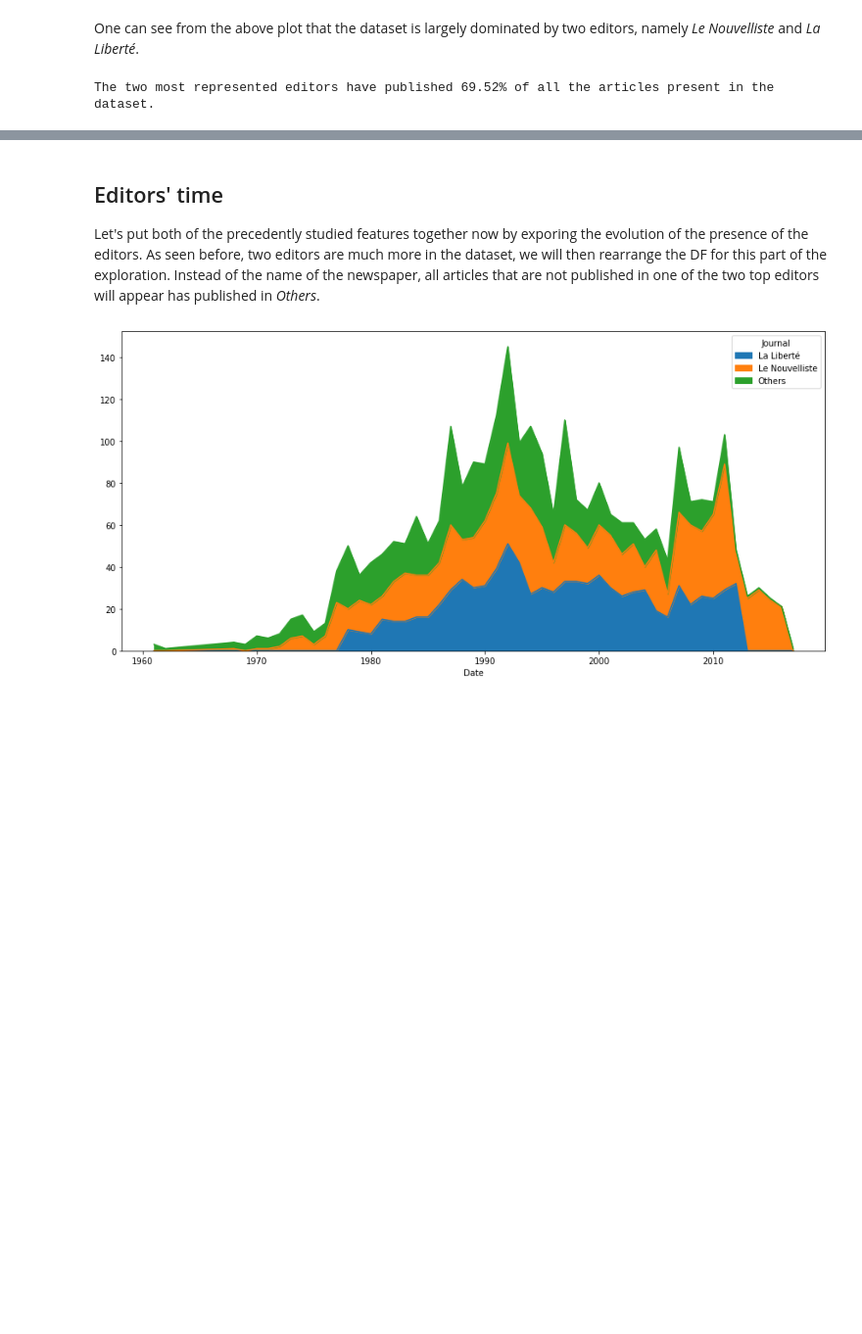
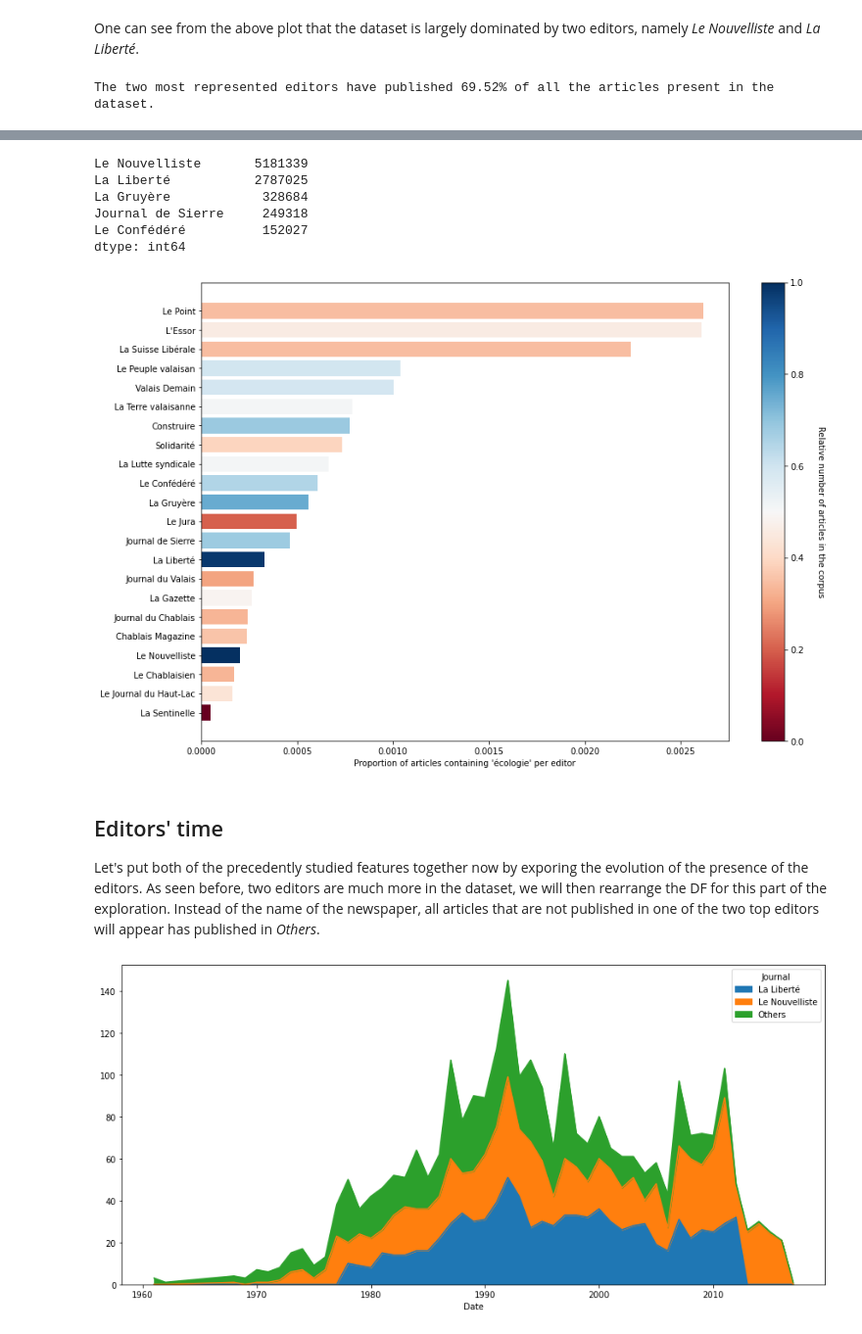
Before and after one commit to arobaselisa/Newspapers_Ecology_Analysis, a Jupyter notebook: Exploration.ipynb, the cells around one changed output, grey strips where cells are left out. Shown: that part at 98% size. Saved outputs shown, nothing was run; the diff lists cells and outputs as text; code cells hidden in the pictures; blank space fills up the shorter version.

Commit message:
exploration - added editor normalisation

```diff
--- a/Exploration.ipynb
+++ b/Exploration.ipynb
@@ -225,3 +236,60 @@ The two most represented editors have published 69.52% of all the articles prese
+# %%
+# if file already stored, load it, else scrap data
+try:
+    series_journal = np.load("series_journal.pkl", allow_pickle=True)
+except:
+    # from 1970 and onward
+    url_tot = "https://www.e-newspaperarchives.ch/?a=q&hs=1&r=1&results=1&txq=%27+%27&dafdq=&dafmq=&dafyq=1970&datdq=&datmq=&datyq=&laq=fr&puq=&txf=txIN&ssnip=img&ccq=&e=-------fr-20--1--img-txIN-%27+%27-ARTICLE------0--fr---"
+    req = requests.get(url_tot, headers)
+    soup = BeautifulSoup(req.content, 'html.parser')
+    # retrieve information from the html soup, store in list
+    list_journal = [tag.text for tag
+                    in soup.find("div", {"id": "facet-PU"}).find_all("div", {"class": "searchresultfacetentry"})]
+    # transform list in Pandas Series
+    series_journal = pd.Series([int(s.split("(")[1].split(")")[0].replace(",","")) for s in list_journal]
+                           , index=[s.split("(")[0] for s in list_journal]
+                           , dtype=int
+                          )
+    # save it to a pickle file
+    series_journal.to_pickle("series_journal.pkl")
+
+series_journal[:5]
+# %% [output]
+Le Nouvelliste       5181339
+La Liberté           2787025
+La Gruyère            328684
+Journal de Sierre     249318
+Le Confédéré          152027
+dtype: int64
+# %%
+# proportion of articles stating 'écologie' for each editor
+rel_eco_articles = (n_journaux/series_journal).dropna().sort_values()
+# %%
+data_x = rel_eco_articles.index
+data_hight = rel_eco_articles.values
+data_color = [(np.log(n_journaux[j])-np.log(n_journaux.min()))/(np.log(n_journaux.max())-np.log(n_journaux.min()))
+              for j in rel_eco_articles.keys()]
+
+
+data_color = [x / max(data_color) for x in data_color]
+fig, ax = plt.subplots(figsize=(14, 10))
+
+my_cmap = plt.cm.get_cmap('RdBu')
+colors = my_cmap(data_color)
+rects = ax.barh(data_x, data_hight, color=colors)
+
+sm = cmap.ScalarMappable(cmap=my_cmap, norm=plt.Normalize(0,max(data_color)))
+sm.set_array([])
+
+cbar = plt.colorbar(sm)
+cbar.set_label("Relative number of articles in the corpus", rotation=270,labelpad=25)
+
+plt.yticks(data_x)
+plt.xlabel("Proportion of articles containing 'écologie' per editor")
+
+plt.show()
+# %% [output]
+[figure, added]
 # %% [markdown]
 ## Editors' time
 
```
Also changed, not shown: parts of 15 cells of this notebook.
